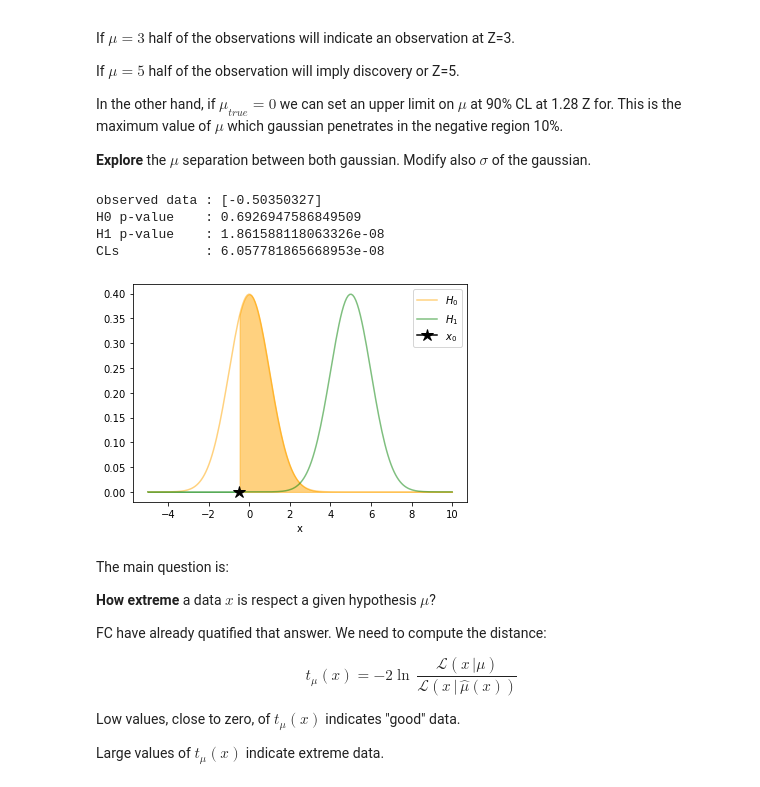
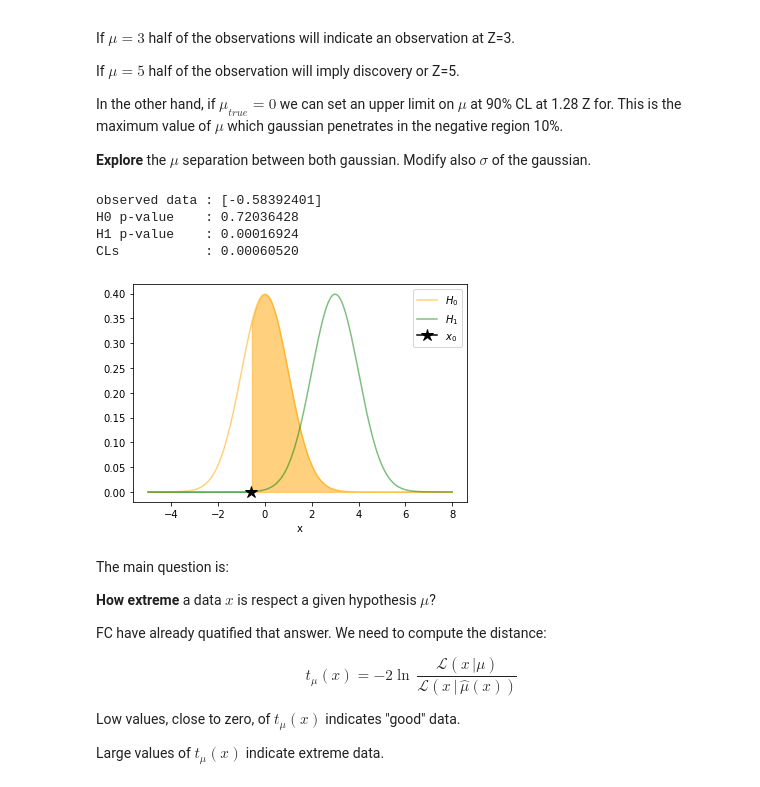
Before and after one commit to jahernando/USC-TA, a Jupyter notebook: ta_hypothesis_test_composite.ipynb, the cells around one changed output. Cells and saved outputs as stored; diff of their text form; code cells hidden in the pictures.

```diff
--- a/ta_hypothesis_test_composite.ipynb
+++ b/ta_hypothesis_test_composite.ipynb
@@ -73,14 +73,14 @@ In the other hand, if $\mu_{true} = 0$ we can set an upper limit on $\mu$ at 90%
 
 **Explore** the $\mu$ separation between both gaussian. Modify also $\sigma$ of the gaussian.
 # %%
-mu = 5.
+mu = 3.
 httoys.gaussian(0., mu, sigma1 = 1.);
 # %% [output]
-observed data : [-0.50350327]
-H0 p-value    : 0.6926947586849509
-H1 p-value    : 1.861588118063326e-08
-CLs           : 6.057781865668953e-08
+observed data : [-0.58392401]
+H0 p-value    : 0.72036428
+H1 p-value    : 0.00016924
+CLs           : 0.00060520
-[figure, old version]
+[figure, new version]
 # %% [markdown]
 The main question is:
 
```
Also changed, not shown: parts of 16 cells of this notebook, 3 other files.
